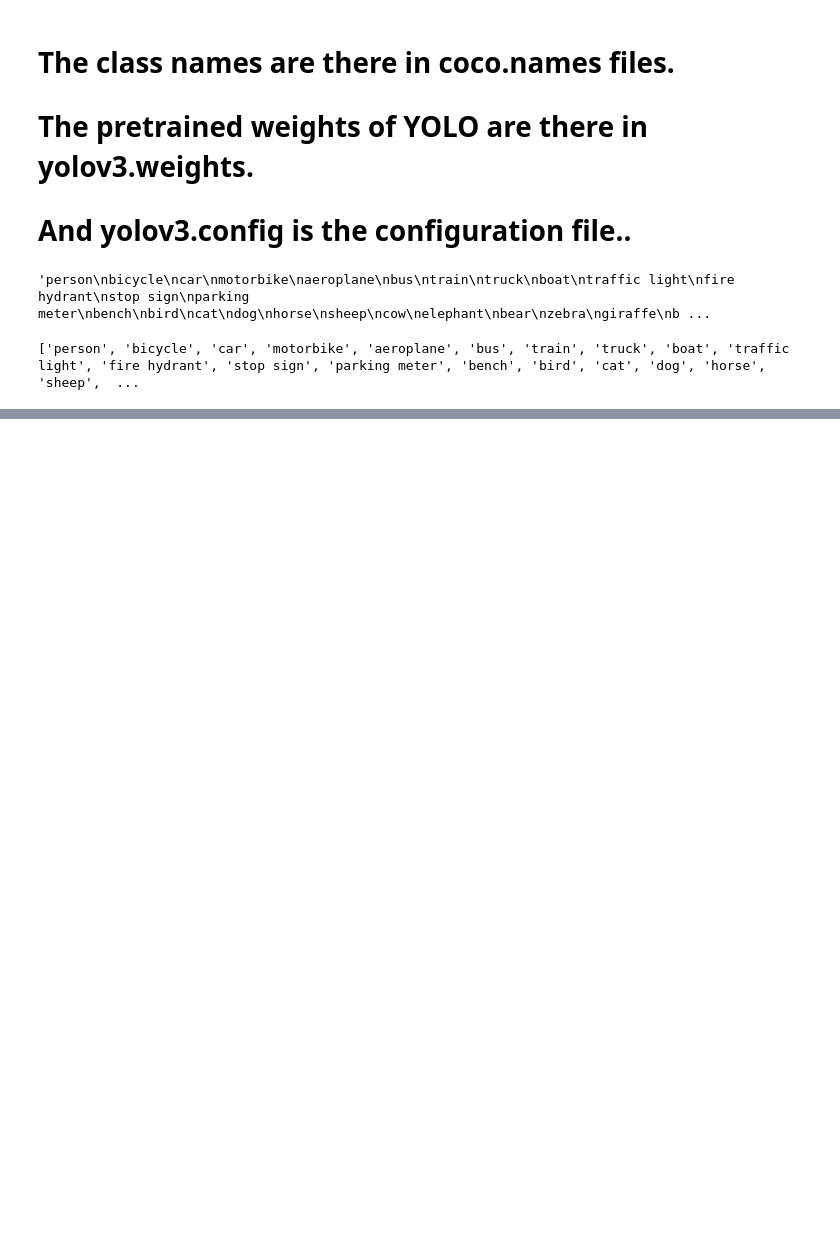
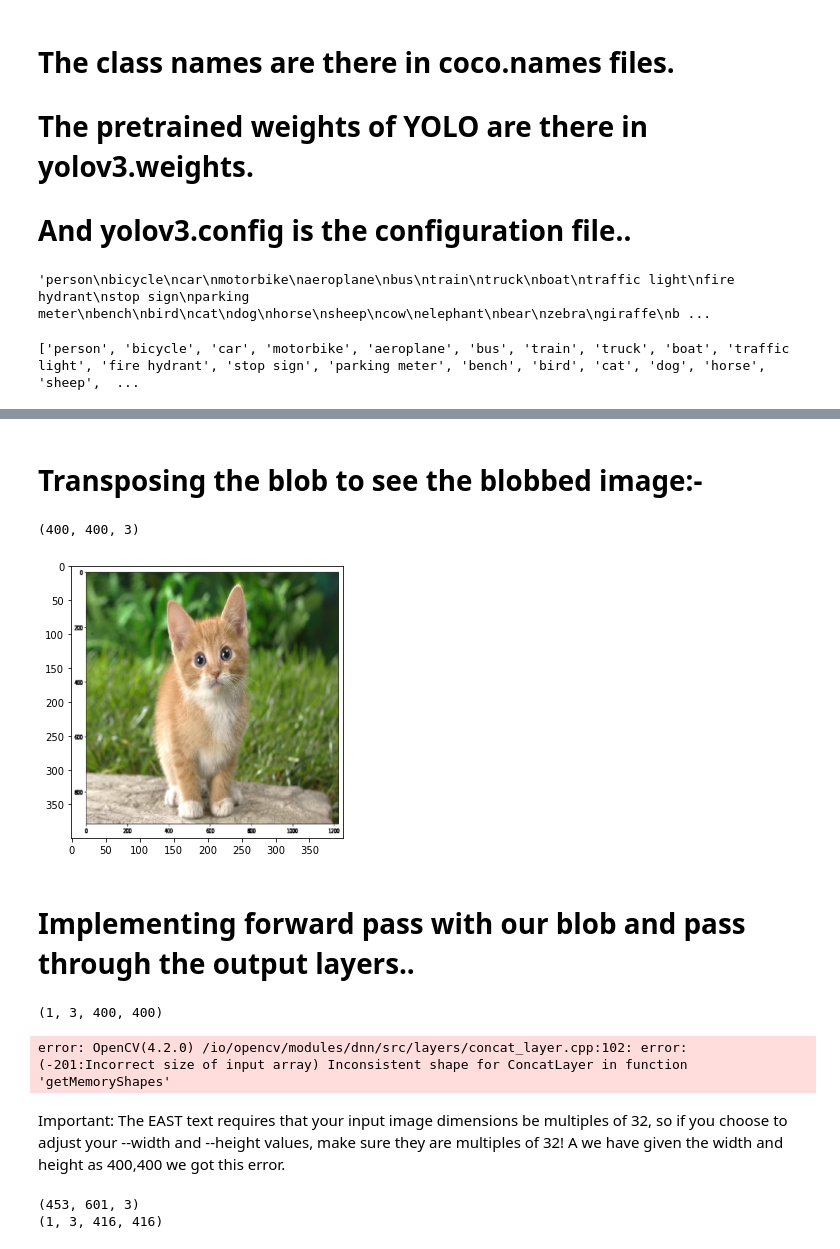
Before and after one commit to JuanCarlosRomeroC/Object-Detection, a Jupyter notebook: YOLO OBJECT DETECTION.ipynb, the cells around one changed output, grey strips where cells are left out. Drawn from its saved outputs; the diff is of its cells as text; code cells hidden in the pictures; blank space fills up the shorter version.

```diff
--- a/YOLO OBJECT DETECTION.ipynb
+++ b/YOLO OBJECT DETECTION.ipynb
@@ -44,0 +122,43 @@ print(names)
+# %% [markdown]
+# Transposing the blob to see the blobbed image:-
+# %%
+# Slicing blob and transposing to make channels come at the end
+blob_to_show = blob[0, :, :, :].transpose(1, 2,0)
+print(blob_to_show.shape)
+
+%matplotlib inline
+plt.rcParams['figure.figsize'] = (5, 5)
+plt.imshow(blob_to_show)
+plt.show()
+# %% [output]
+(400, 400, 3)
+[figure, added]
+# %% [markdown]
+# Implementing forward pass with our blob and pass through the output layers..
+# %%
+print(blob.shape)
+# %% [output]
+(1, 3, 400, 400)
+# %%
+net.setInput(blob) # giving blob as input to our YOLO Network.
+t1=time.time()
+output = net.forward(output_layers)
+t2 = time.time()
+
+# Showing spent time for forward pass
+print('YOLO took {:.5f} seconds'.format(t2-t1))
+# %% [output]
+error: OpenCV(4.2.0) /io/opencv/modules/dnn/src/layers/concat_layer.cpp:102: error: (-201:Incorrect size of input array) Inconsistent shape for ConcatLayer in function 'getMemoryShapes'
+# %% [markdown]
+Important: The EAST text requires that your input image dimensions be multiples of 32, so if you choose to adjust your --width and --height values, make sure they are multiples of 32! A we have given the width and height as 400,400 we got this error.
+# %%
+blob = cv2.dnn.blobFromImage(image, 1 / 255.0, (416,416), swapRB=True, crop=False)
+# blobfromimage returns a 4 dimensional bolb
+
+# Check point
+print(image.shape)
+print(blob.shape)
+# Resulted shape has number of images, number of channels, width and height
+# %% [output]
+(453, 601, 3)
+(1, 3, 416, 416)
```
Also changed, not shown: parts of 35 cells of this notebook.
